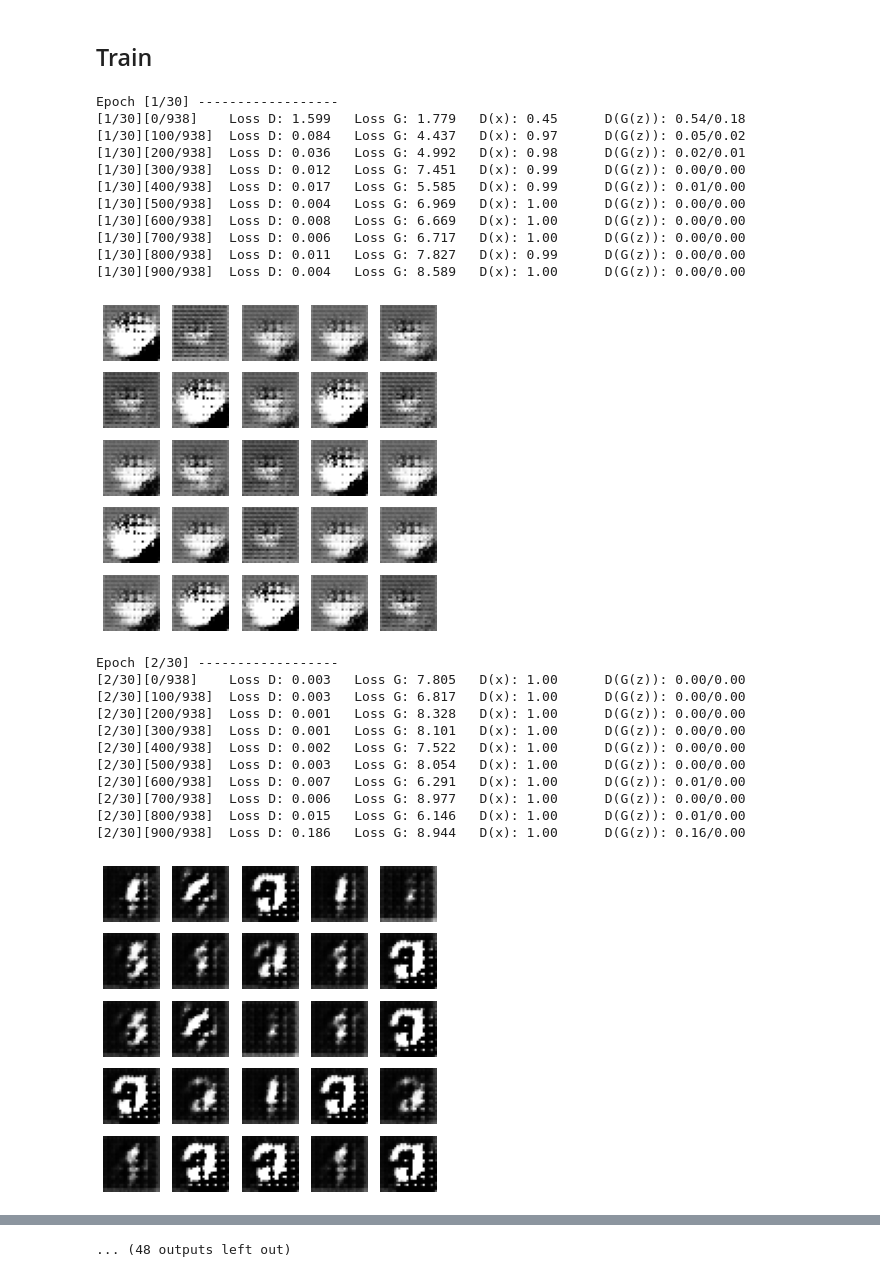
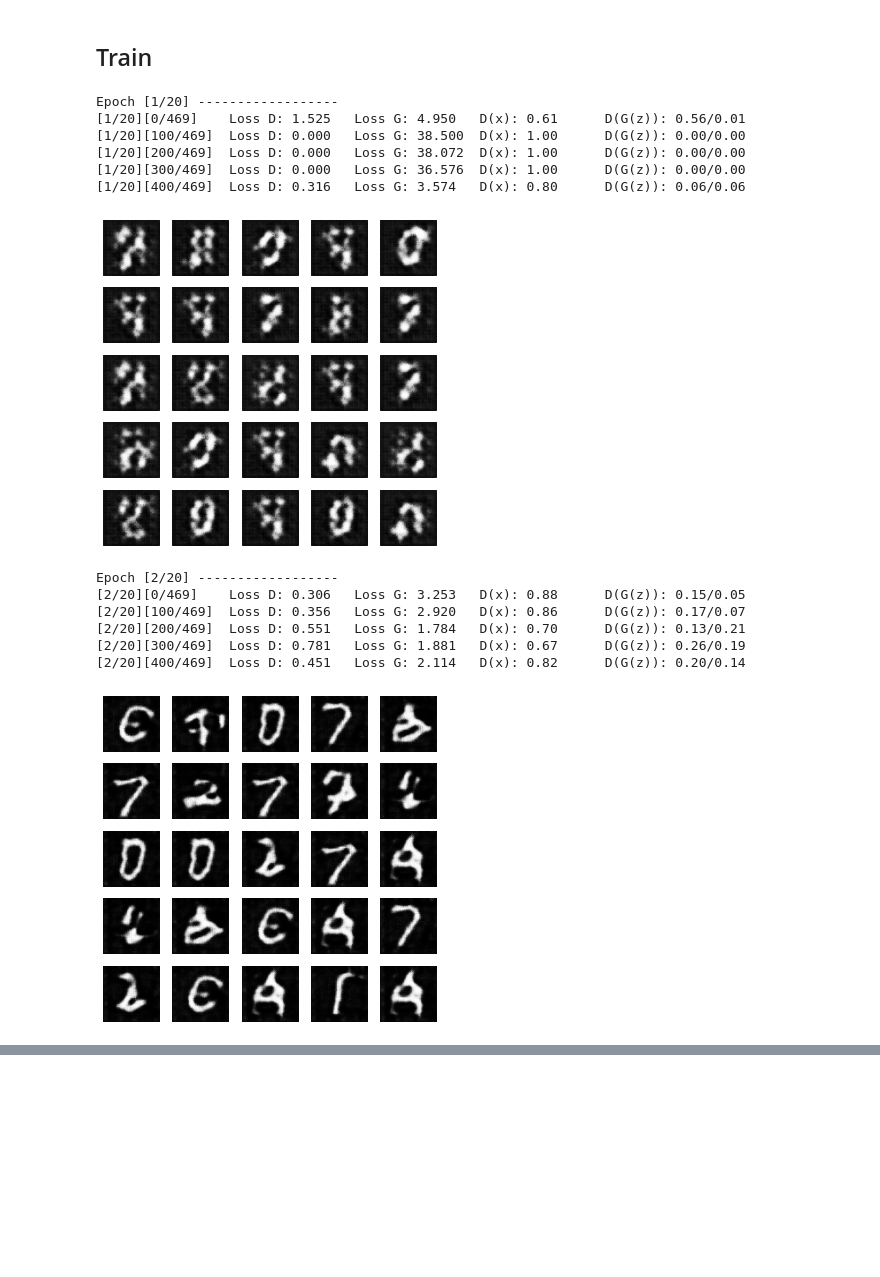
Before and after one commit to allglc/gan, a Jupyter notebook: gan.ipynb, the cells around one changed output, grey strips where cells are left out. Drawn from its saved outputs; the diff is of its cells as text; code cells hidden in the pictures; blank space fills up the shorter version.

```diff
--- a/gan.ipynb
+++ b/gan.ipynb
@@ -15,7 +24,9 @@ print("Using {} device".format(device))
 # %% [output]
 Using cuda device
 # %%
-BATCH_SIZE = 64
-Z_DIM = 10
-HIDDEN_DIM = 64
-NB_EPOCHS = 30
+CORRUPT_DATASET = False
+
+BATCH_SIZE = 128
+# Z_DIM = 10
+# HIDDEN_DIM = 64
+NB_EPOCHS = 20
@@ -105,18 +64,32 @@ test_dataloader = DataLoader(test_data, batch_size=BATCH_SIZE, shuffle=True)
 ## Initialize
 # %%
 # Models
+# generator = Generator_MNIST().to(device)
+# discriminator = Discriminator_MNIST().to(device)
 generator = Generator().to(device)
 discriminator = Discriminator().to(device)
+
+
+# custom weights initialization called on netG and netD
+def weights_init(m):
+    classname = m.__class__.__name__
+    if classname.find('Conv') != -1:
+        nn.init.normal_(m.weight.data, 0.0, 0.02)
+    elif classname.find('BatchNorm') != -1:
+        nn.init.normal_(m.weight.data, 1.0, 0.02)
+        nn.init.constant_(m.bias.data, 0)
+generator.apply(weights_init)
+discriminator.apply(weights_init)
 
 # Loss function
 criterion = nn.BCELoss()
 
 # Optimizers
-optim_generator = torch.optim.Adam(generator.parameters(), lr=0.0002)
-optim_discriminator = torch.optim.Adam(discriminator.parameters())
+optim_generator = torch.optim.Adam(generator.parameters(), lr=0.0002, betas=(0.5, 0.999))
+optim_discriminator = torch.optim.Adam(discriminator.parameters(), lr=0.0002, betas=(0.5, 0.999))
 
 # Fixed noise used to visualize the progression of the generator
-fixed_noise = torch.randn(16, Z_DIM, 1, 1, device=device)
+fixed_noise = torch.randn(16, generator.z_dim, 1, 1, device=device)
 
 # Establish convention for real and fake labels during training
 real_label = 1.
@@ -129,10 +120,10 @@ losses_generator = []
 
 for epoch in range(NB_EPOCHS):
     print(f'Epoch [{epoch+1}/{NB_EPOCHS}] ------------------')
-    for batch_idx, data in enumerate(train_dataloader):
+    for batch_idx, data in enumerate(dataloader):
 
         # Generate batch of fake images from noise
-        noise = torch.randn(BATCH_SIZE, Z_DIM, 1, 1, device=device)
+        noise = torch.randn(BATCH_SIZE, generator.z_dim, 1, 1, device=device)
         fake_images = generator(noise)
 
         ### DISCRIMINATOR ###
@@ -148,7 +139,7 @@ for epoch in range(NB_EPOCHS):
         # Discriminate real images
         real_images = data[0].to(device)
         output_1 = discriminator(real_images).view(-1)
-        discriminator_labels_real = torch.full_like(output_1, fill_value=real_label) # output should be 1 (real)
+        discriminator_labels_real = torch.full_like(output_1, fill_value=real_label, device=device) # output should be 1 (real)
         loss_discriminator_real = criterion(output_1, discriminator_labels_real)
         # Brackpropagation for discriminator on real images
         loss_discriminator_real.backward() # don't set gradients to zero, accumulate with previous ones
@@ -164,55 +155,45 @@ for epoch in range(NB_EPOCHS):
         loss_generator = criterion(output_2, generator_labels)
 
         # Backpropagation
         optim_generator.zero_grad()
         loss_generator.backward()
 
         # Update generator
         optim_generator.step()
 
 
         ### LOG AND DISPLAY ###
 
         losses_discriminator.append(loss_discriminator_fake.item()+loss_discriminator_real.item())
         losses_generator.append(loss_generator.item())
 
         if (batch_idx % 100 == 0):
-            print('[{}/{}][{}/{}]\t Loss D: {:.3f}\t Loss G: {:.3f}\t D(x): {:.2f}\t D(G(z)): {:.2f}/{:.2f}'.format(epoch+1, NB_EPOCHS, batch_idx, len(train_dataloader),
+            print('[{}/{}][{}/{}]\t Loss D: {:.3f}\t Loss G: {:.3f}\t D(x): {:.2f}\t D(G(z)): {:.2f}/{:.2f}'.format(epoch+1, NB_EPOCHS, batch_idx, len(dataloader),
             losses_discriminator[-1], losses_generator[-1], output_1.mean().item(), output_0.mean().item(), output_2.mean().item()))
 
     # Plot generated samples
     imgs = generator(fixed_noise).detach().cpu().numpy()
     fig = plt.figure(figsize=(6, 6))
     rows, cols = 5, 5
     for i in range(1, rows*cols+1):
         sample_idx = torch.randint(len(imgs), size=(1,)).item()
         img = imgs[sample_idx]
         fig.add_subplot(rows, cols, i)
         plt.imshow(img.squeeze(), cmap='gray')
         plt.axis('off')
     plt.show()
 # %% [output]
-Epoch [1/30] ------------------
-[1/30][0/938]    Loss D: 1.599   Loss G: 1.779   D(x): 0.45      D(G(z)): 0.54/0.18
-[1/30][100/938]  Loss D: 0.084   Loss G: 4.437   D(x): 0.97      D(G(z)): 0.05/0.02
-[1/30][200/938]  Loss D: 0.036   Loss G: 4.992   D(x): 0.98      D(G(z)): 0.02/0.01
-[1/30][300/938]  Loss D: 0.012   Loss G: 7.451   D(x): 0.99      D(G(z)): 0.00/0.00
-[1/30][400/938]  Loss D: 0.017   Loss G: 5.585   D(x): 0.99      D(G(z)): 0.01/0.00
-[1/30][500/938]  Loss D: 0.004   Loss G: 6.969   D(x): 1.00      D(G(z)): 0.00/0.00
-[1/30][600/938]  Loss D: 0.008   Loss G: 6.669   D(x): 1.00      D(G(z)): 0.00/0.00
-[1/30][700/938]  Loss D: 0.006   Loss G: 6.717   D(x): 1.00      D(G(z)): 0.00/0.00
-[1/30][800/938]  Loss D: 0.011   Loss G: 7.827   D(x): 0.99      D(G(z)): 0.00/0.00
-[1/30][900/938]  Loss D: 0.004   Loss G: 8.589   D(x): 1.00      D(G(z)): 0.00/0.00
+Epoch [1/20] ------------------
+[1/20][0/469]    Loss D: 1.525   Loss G: 4.950   D(x): 0.61      D(G(z)): 0.56/0.01
+[1/20][100/469]  Loss D: 0.000   Loss G: 38.500  D(x): 1.00      D(G(z)): 0.00/0.00
+[1/20][200/469]  Loss D: 0.000   Loss G: 38.072  D(x): 1.00      D(G(z)): 0.00/0.00
+[1/20][300/469]  Loss D: 0.000   Loss G: 36.576  D(x): 1.00      D(G(z)): 0.00/0.00
+[1/20][400/469]  Loss D: 0.316   Loss G: 3.574   D(x): 0.80      D(G(z)): 0.06/0.06
-[figure, old version]
+[figure, new version]
-Epoch [2/30] ------------------
-[2/30][0/938]    Loss D: 0.003   Loss G: 7.805   D(x): 1.00      D(G(z)): 0.00/0.00
-[2/30][100/938]  Loss D: 0.003   Loss G: 6.817   D(x): 1.00      D(G(z)): 0.00/0.00
-[2/30][200/938]  Loss D: 0.001   Loss G: 8.328   D(x): 1.00      D(G(z)): 0.00/0.00
-[2/30][300/938]  Loss D: 0.001   Loss G: 8.101   D(x): 1.00      D(G(z)): 0.00/0.00
-[2/30][400/938]  Loss D: 0.002   Loss G: 7.522   D(x): 1.00      D(G(z)): 0.00/0.00
-[2/30][500/938]  Loss D: 0.003   Loss G: 8.054   D(x): 1.00      D(G(z)): 0.00/0.00
-[2/30][600/938]  Loss D: 0.007   Loss G: 6.291   D(x): 1.00      D(G(z)): 0.01/0.00
-[2/30][700/938]  Loss D: 0.006   Loss G: 8.977   D(x): 1.00      D(G(z)): 0.00/0.00
-[2/30][800/938]  Loss D: 0.015   Loss G: 6.146   D(x): 1.00      D(G(z)): 0.01/0.00
-[2/30][900/938]  Loss D: 0.186   Loss G: 8.944   D(x): 1.00      D(G(z)): 0.16/0.00
+Epoch [2/20] ------------------
+[2/20][0/469]    Loss D: 0.306   Loss G: 3.253   D(x): 0.88      D(G(z)): 0.15/0.05
+[2/20][100/469]  Loss D: 0.356   Loss G: 2.920   D(x): 0.86      D(G(z)): 0.17/0.07
+[2/20][200/469]  Loss D: 0.551   Loss G: 1.784   D(x): 0.70      D(G(z)): 0.13/0.21
+[2/20][300/469]  Loss D: 0.781   Loss G: 1.881   D(x): 0.67      D(G(z)): 0.26/0.19
+[2/20][400/469]  Loss D: 0.451   Loss G: 2.114   D(x): 0.82      D(G(z)): 0.20/0.14
-[figure, old version]
+[figure, new version]
@@ -267 +212,0 @@ Epoch [6/30] ------------------
-... (48 outputs left out)
```
Also changed, not shown: parts of 7 cells of this notebook.
